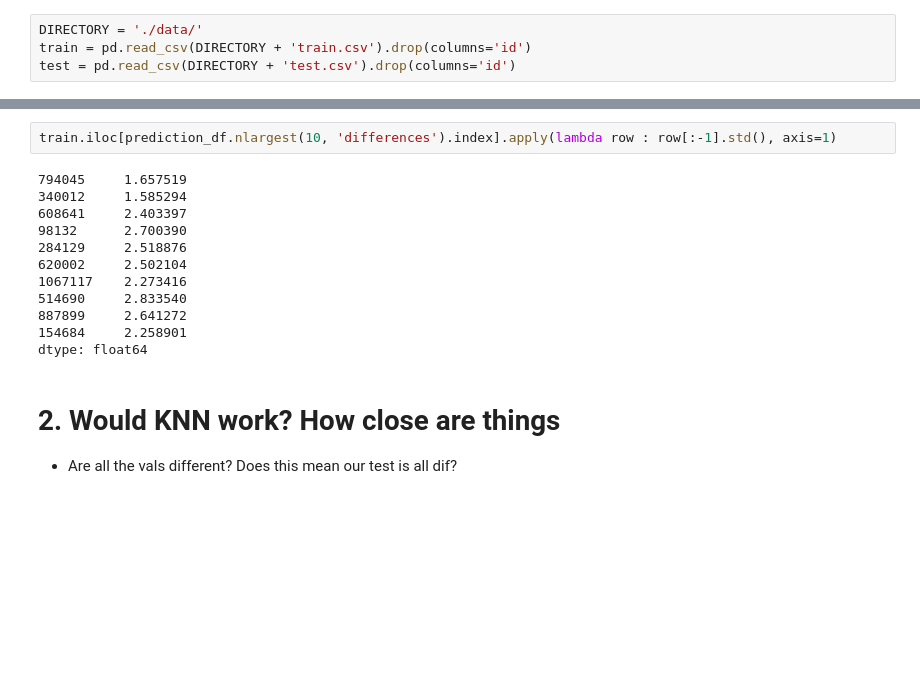
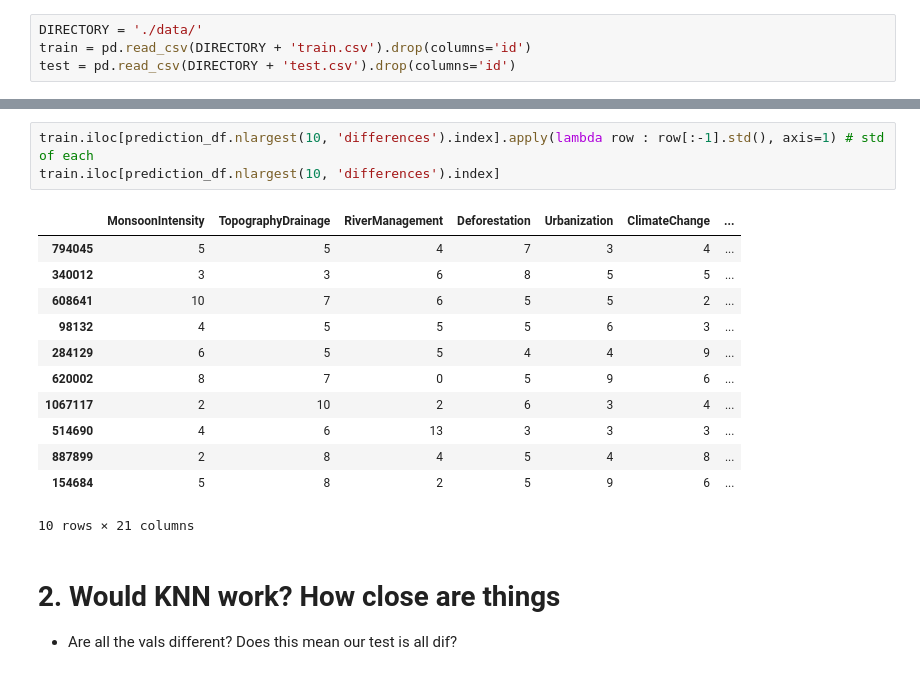
Before and after one commit to akhilkammila/flood-prediction, a Jupyter notebook: investigating.ipynb, the cells around one changed output, grey strips where cells are left out. Drawn from its saved outputs; the diff is of its cells as text; blank space fills up the shorter version.

```diff
--- a/investigating.ipynb
+++ b/investigating.ipynb
@@ -56,17 +56,19 @@ plt.show()
 # %%
-train.iloc[prediction_df.nlargest(10, 'differences').index].apply(lambda row : row[:-1].std(), axis=1)
+train.iloc[prediction_df.nlargest(10, 'differences').index].apply(lambda row : row[:-1].std(), axis=1) # std of each
+train.iloc[prediction_df.nlargest(10, 'differences').index]
 # %% [output]
+|  | MonsoonIntensity | TopographyDrainage | RiverManagement | Deforestation | Urbanization | ClimateChange | ... |
+| 794045 | 5 | 5 | 4 | 7 | 3 | 4 | ... |
+| 340012 | 3 | 3 | 6 | 8 | 5 | 5 | ... |
+| 608641 | 10 | 7 | 6 | 5 | 5 | 2 | ... |
+| 98132 | 4 | 5 | 5 | 5 | 6 | 3 | ... |
+| 284129 | 6 | 5 | 5 | 4 | 4 | 9 | ... |
+| 620002 | 8 | 7 | 0 | 5 | 9 | 6 | ... |
+| 1067117 | 2 | 10 | 2 | 6 | 3 | 4 | ... |
+| 514690 | 4 | 6 | 13 | 3 | 3 | 3 | ... |
+| 887899 | 2 | 8 | 4 | 5 | 4 | 8 | ... |
+| 154684 | 5 | 8 | 2 | 5 | 9 | 6 | ... |
-794045     1.657519
-340012     1.585294
-608641     2.403397
-98132      2.700390
-284129     2.518876
-620002     2.502104
-1067117    2.273416
-514690     2.833540
-887899     2.641272
-154684     2.258901
-dtype: float64
+10 rows × 21 columns
 # %% [markdown]
 # 2. Would KNN work? How close are things
 
```
Also changed, not shown: parts of 5 cells of this notebook, 3 other files.
